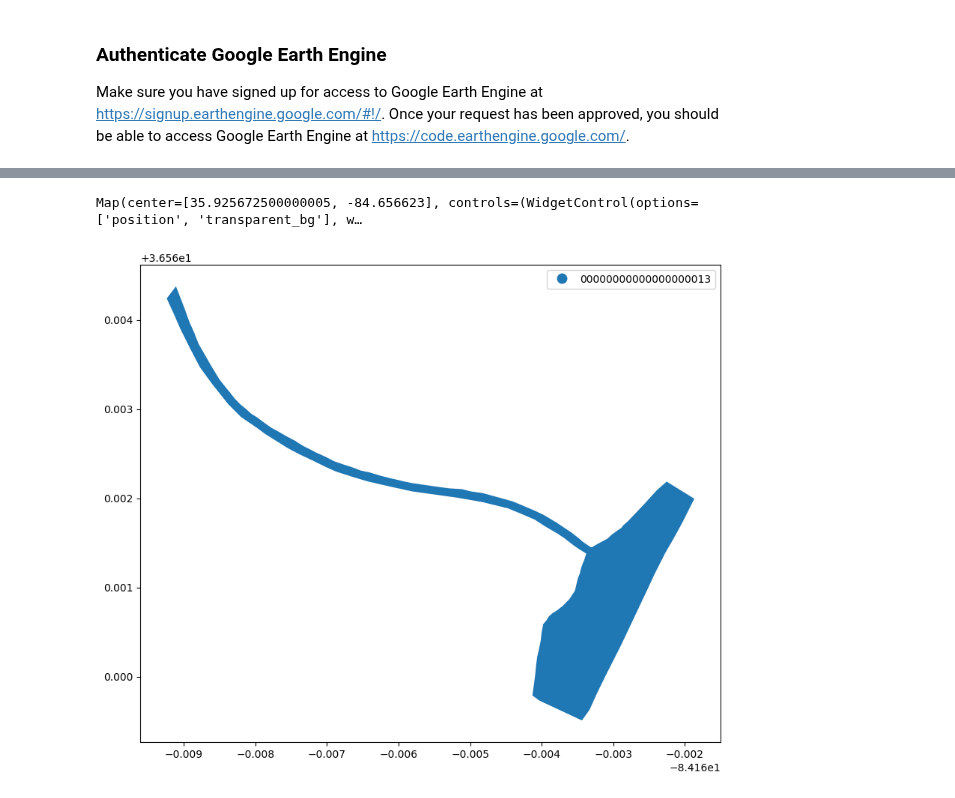
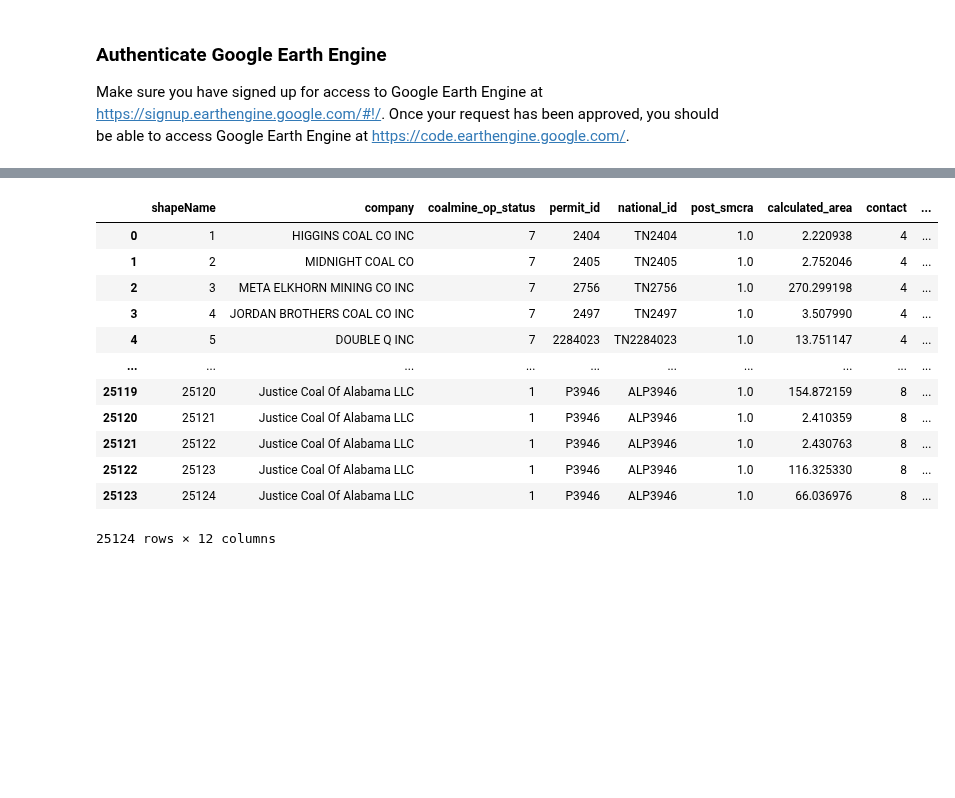
Before and after one commit to KendallScott/Capstone, a Jupyter notebook: Data_Cleanup.ipynb, the cells around one changed output, grey strips where cells are left out. Drawn from its saved outputs; the diff is of its cells as text; code cells hidden in the pictures; blank space fills up the shorter version.

```diff
--- a/Data_Cleanup.ipynb
+++ b/Data_Cleanup.ipynb
@@ -129,2 +144,43 @@ tn_mines = tn_mines.rename(columns={'id': 'shapeName'})
+# %%
+
+mines = mines.drop(columns=['permittee'])
+mines = mines.drop(columns=['mine_name'])
+mines = mines.drop(columns=['msha_id'])
+mines = mines.drop(columns=['state_tribe_mine_id'])
+mines = mines.drop(columns=['mountaintop'])
+mines = mines.drop(columns=['steep_slope'])
+mines = mines.drop(columns=['highwall'])
+mines = mines.drop(columns=['auger'])
+mines = mines.drop(columns=['comment'])
+mines = mines.rename(columns={'OBJECTID': 'shapeName'})
+# %%
+mines = mines.drop(columns=['coal_bed_names'])
+mines = mines.drop(columns=['date_of_map'])
+mines = mines.drop(columns=['inspectable_unit_status'])
+mines = mines.drop(columns=['permit_approval_date'])
+mines = mines.drop(columns=['edit_date'])
+mines = mines.drop(columns=['area_mine'])
+mines = mines.drop(columns=['contour'])
+# %%
+mines = mines.drop(columns=['permit_application_type'])
+mines = mines.drop(columns=['reported_area'])
+# %%
+mines = mines.drop(columns=['permit_application_date'])
+# %%
+mines
+# %% [output]
+|  | shapeName | company | coalmine_op_status | permit_id | national_id | post_smcra | calculated_area | contact | ... |
+| 0 | 1 | HIGGINS COAL CO INC | 7 | 2404 | TN2404 | 1.0 | 2.220938 | 4 | ... |
+| 1 | 2 | MIDNIGHT COAL CO | 7 | 2405 | TN2405 | 1.0 | 2.752046 | 4 | ... |
+| 2 | 3 | META ELKHORN MINING CO INC | 7 | 2756 | TN2756 | 1.0 | 270.299198 | 4 | ... |
+| 3 | 4 | JORDAN BROTHERS COAL CO INC | 7 | 2497 | TN2497 | 1.0 | 3.507990 | 4 | ... |
+| 4 | 5 | DOUBLE Q INC | 7 | 2284023 | TN2284023 | 1.0 | 13.751147 | 4 | ... |
+| ... | ... | ... | ... | ... | ... | ... | ... | ... | ... |
+| 25119 | 25120 | Justice Coal Of Alabama LLC | 1 | P3946 | ALP3946 | 1.0 | 154.872159 | 8 | ... |
+| 25120 | 25121 | Justice Coal Of Alabama LLC | 1 | P3946 | ALP3946 | 1.0 | 2.410359 | 8 | ... |
+| 25121 | 25122 | Justice Coal Of Alabama LLC | 1 | P3946 | ALP3946 | 1.0 | 2.430763 | 8 | ... |
+| 25122 | 25123 | Justice Coal Of Alabama LLC | 1 | P3946 | ALP3946 | 1.0 | 116.325330 | 8 | ... |
+| 25123 | 25124 | Justice Coal Of Alabama LLC | 1 | P3946 | ALP3946 | 1.0 | 66.036976 | 8 | ... |
+25124 rows × 12 columns
 # %%
 # Get the shape geometry for Tennesssee mines
@@ -143,12 +187,0 @@ Map.addLayer(landcover, {}, 'Land Cover')
-# %%
-# Visualize map
-Map
-# %% [output]
-Map(center=[35.925672500000005, -84.656623], controls=(WidgetControl(options=['position', 'transparent_bg'], w…
-# %%
-#example of Mine ID 00000000000000000013 shape
-shape_name = '00000000000000000013'
-fig, ax = plt.subplots(1, figsize=(10,10))
-tn_mines[tn_mines.shapeName == shape_name].plot('shapeName', legend=True, ax=ax);
-# %% [output]
-[figure, removed]
```
Also changed, not shown: parts of 30 cells of this notebook.
